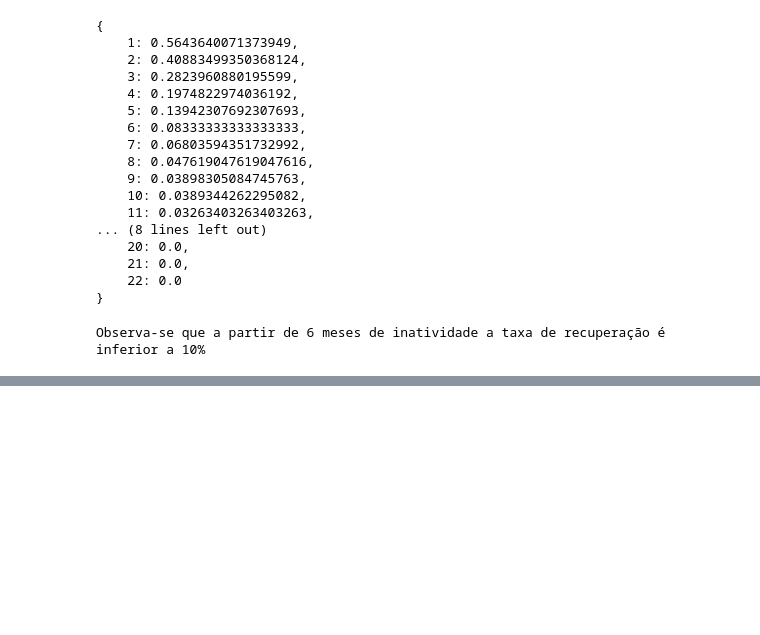
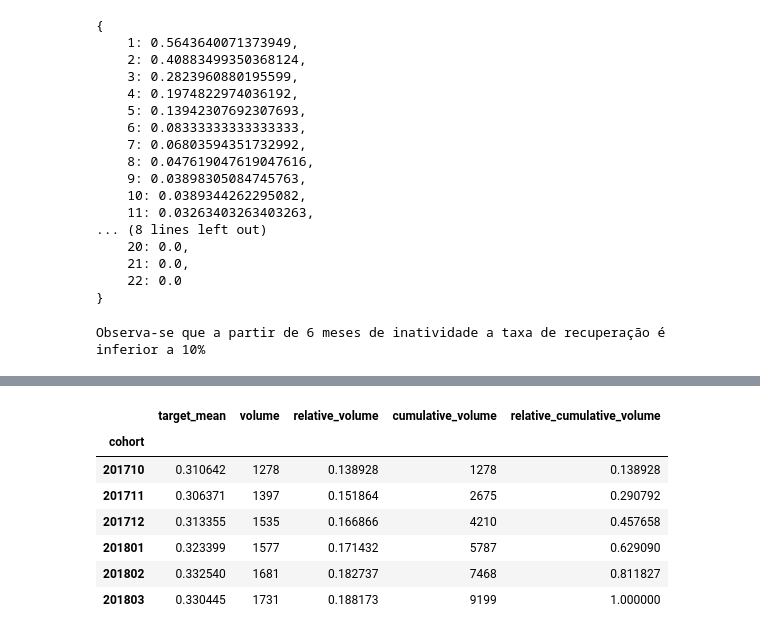
Before and after one commit to BrunoRammon/olist_project, a Jupyter notebook: notebooks/target_definition.ipynb, the cells around one changed output, grey strips where cells are left out. Drawn from its saved outputs; the diff is of its cells as text; code cells hidden in the pictures; blank space fills up the shorter version.

```diff
--- a/notebooks/target_definition.ipynb
+++ b/notebooks/target_definition.ipynb
@@ -401,0 +624,33 @@ Observa-se que a partir de 6 meses de inatividade a taxa de recuperação é inf
+# %%
+id_col = 'seller_id'
+cohort_col = 'cohort'
+df_final_audience = (
+    df_initial_audience
+    .merge(
+        df_flag_delivered,
+        on=['seller_id','cohort'],
+        how='left'
+    )
+    .query('flag_delivered_order_m9==1')
+    .merge(
+        df_spine,
+        on=['seller_id','cohort'],
+        how='inner'
+    )
+    .reset_index(drop=True)
+)
+display(
+    df_final_audience
+    .groupby('cohort')
+    .agg(
+        target_mean = ('target_churn', 'mean'),
+        volume = ('cohort', 'count'),
+    )
+    .sort_values('cohort')
+    .assign(
+        relative_volume = lambda df: df.volume/df.volume.sum(),
+        cumulative_volume = lambda df: df.volume.cumsum(),
+        relative_cumulative_volume = lambda df: df.relative_volume.cumsum()
+    )
+)
+# %% [output]
@@ -401,0 +658,8 @@ Observa-se que a partir de 6 meses de inatividade a taxa de recuperação é inf
+|  | target_mean | volume | relative_volume | cumulative_volume | relative_cumulative_volume |
+| cohort |  |  |  |  |  |
+| 201710 | 0.310642 | 1278 | 0.138928 | 1278 | 0.138928 |
+| 201711 | 0.306371 | 1397 | 0.151864 | 2675 | 0.290792 |
+| 201712 | 0.313355 | 1535 | 0.166866 | 4210 | 0.457658 |
+| 201801 | 0.323399 | 1577 | 0.171432 | 5787 | 0.629090 |
+| 201802 | 0.332540 | 1681 | 0.182737 | 7468 | 0.811827 |
+| 201803 | 0.330445 | 1731 | 0.188173 | 9199 | 1.000000 |
```
Also changed, not shown: parts of 33 cells of this notebook.
